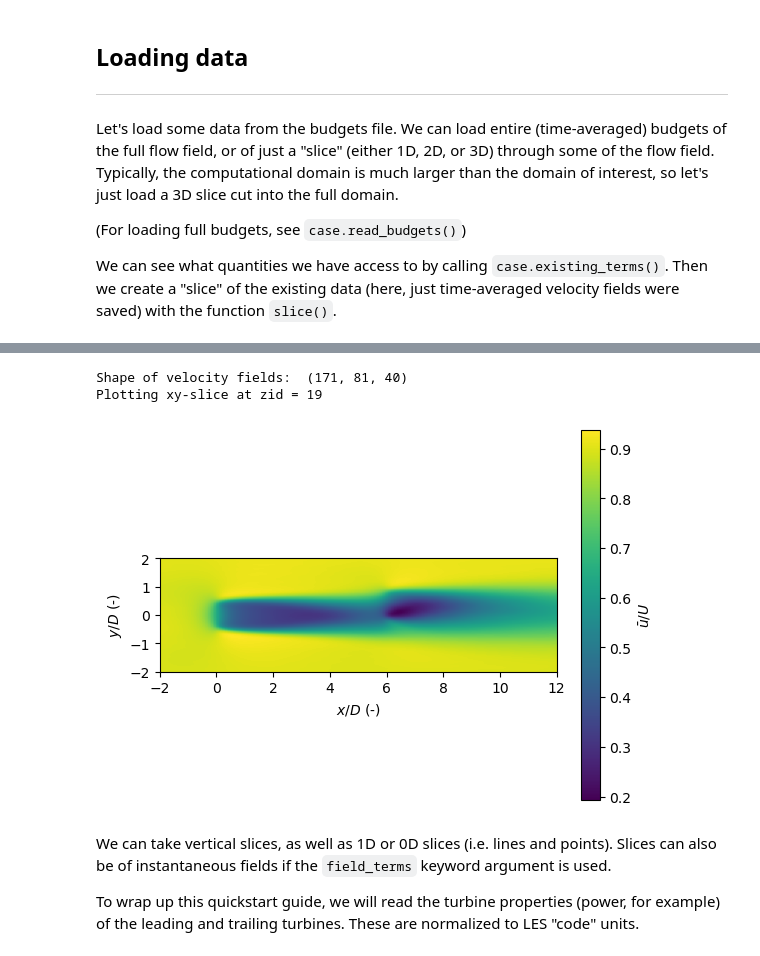
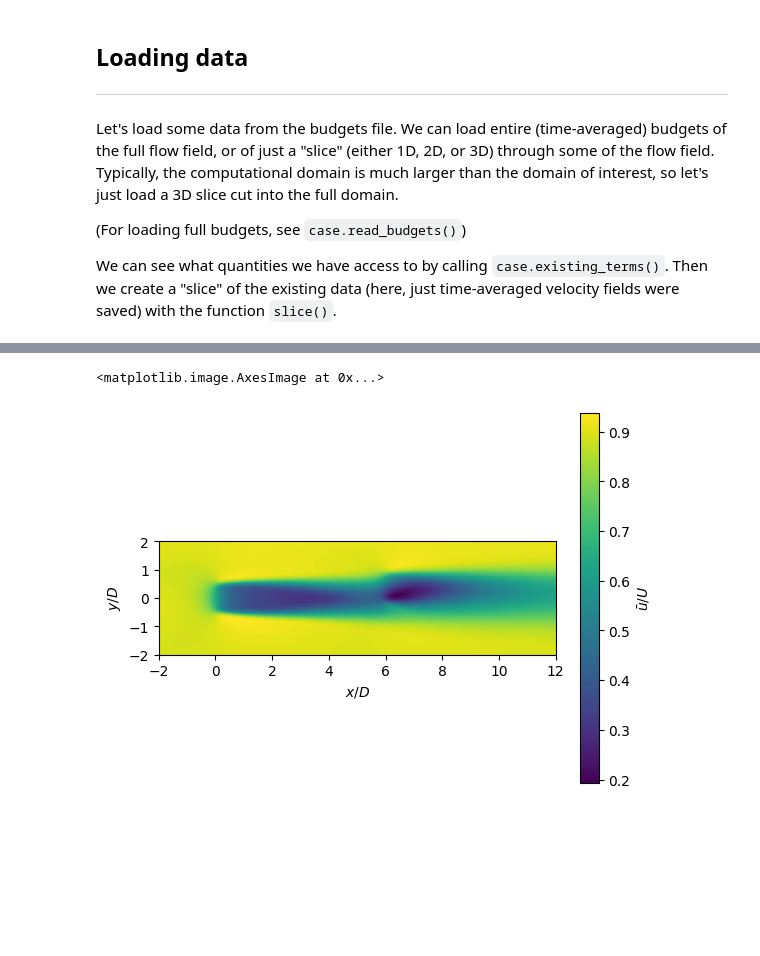
Before and after one commit to duddlshin/padeopsIO, a Jupyter notebook: examples/padeopsIO_quickstart.ipynb, the cells around one changed output, grey strips where cells are left out. Saved outputs shown, nothing was run; the diff lists cells and outputs as text; code cells hidden in the pictures; blank space fills up the shorter version.

Commit message:
Updated quickstart guide

```diff
--- a/examples/padeopsIO_quickstart.ipynb
+++ b/examples/padeopsIO_quickstart.ipynb
@@ -103,28 +114,5 @@ The problem is that the array `case.budget['ubar']` is 3D and is indexed from ze
-# %%
-print("Shape of velocity fields: ", case.budget['ubar'].shape)
-
-xid, yid, zid = case.get_xids(x=[-2, 12], y=[-2, 2], z=0, return_slice=True)
-ubar_xy = case.budget['ubar'][xid, yid, zid]
-extent_xy = [
-    case.xLine[xid].min(), case.xLine[xid].max(),
-    case.yLine[yid].min(), case.yLine[yid].max()
-    ]
-
-print('Plotting xy-slice at zid =', zid)
-
-fig, ax = plt.subplots()
-im = ax.imshow(ubar_xy.T, extent=extent_xy, origin='lower')
-
-ax.set_xlabel(keylab['x'])
-ax.set_ylabel(keylab['y'])
-plt.colorbar(im, label=keylab['ubar'])  # adds a colorbar
-
-plt.show()
-# %% [output]
-Shape of velocity fields:  (171, 81, 40)
-Plotting xy-slice at zid = 19
-[figure, removed]
-# %% [markdown]
-We can take vertical slices, as well as 1D or 0D slices (i.e. lines and points). Slices can also be of instantaneous fields if the `field_terms` keyword argument is used.
-
-To wrap up this quickstart guide, we will read the turbine properties (power, for example) of the leading and trailing turbines. These are normalized to LES "code" units.
+# %%
+ds['ubar'].imshow()
+# %% [output]
+<matplotlib.image.AxesImage at 0x...>
+[figure, added]
```
Also changed, not shown: parts of 16 cells of this notebook.
